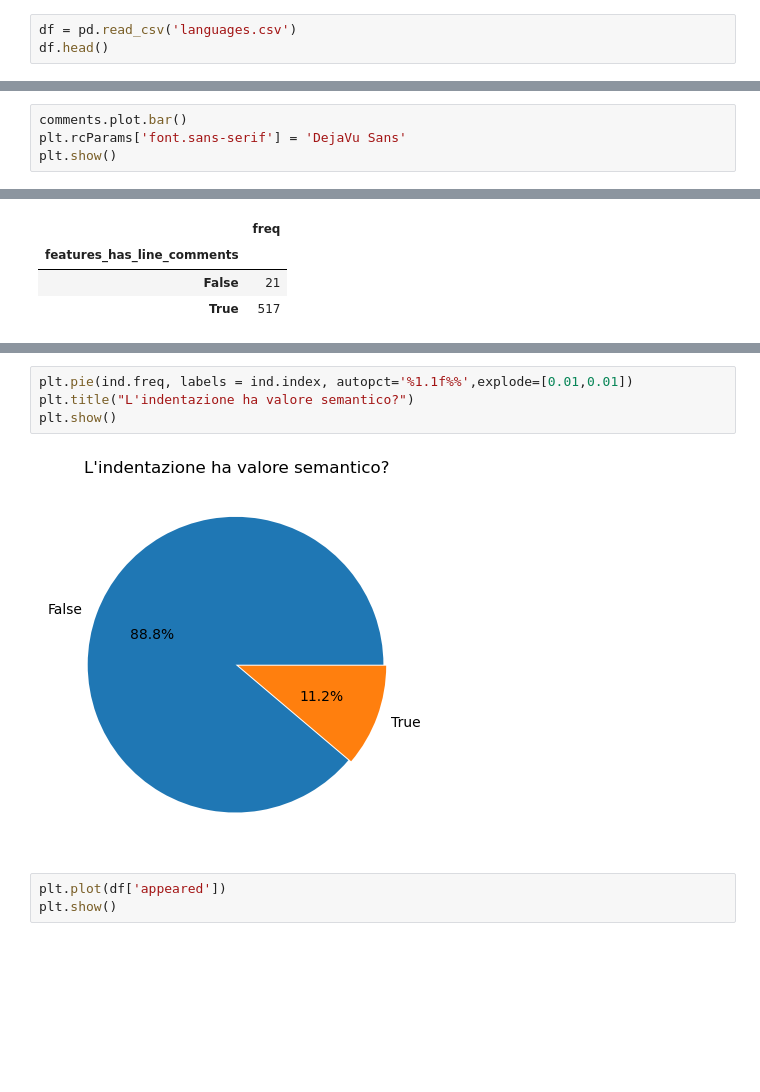
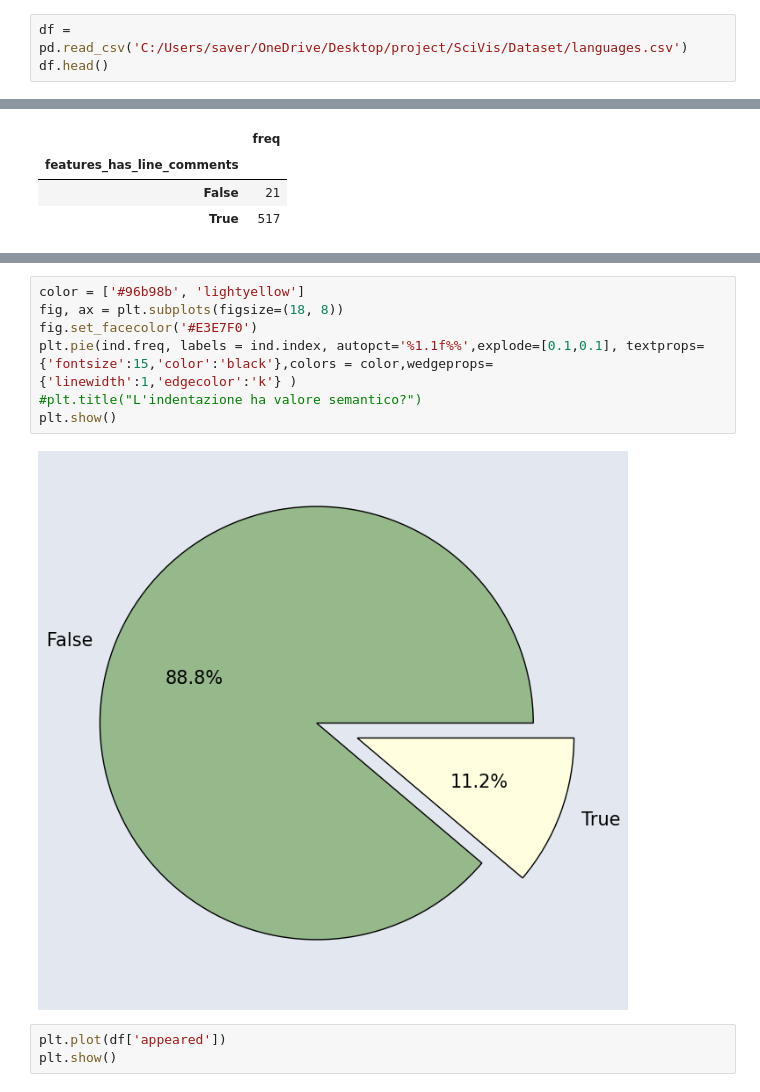
Before and after one commit to Monf11/SciVis, a Jupyter notebook: Codici/data.ipynb, the cells around one changed output, grey strips where cells are left out. Cells and saved outputs as stored; diff of their text form; blank space fills up the shorter version.

```diff
--- a/Codici/data.ipynb
+++ b/Codici/data.ipynb
@@ -3,7 +3,7 @@ import pandas as pd
 import numpy as np
 import matplotlib.pyplot as plt
 # %%
-df = pd.read_csv('languages.csv')
+df = pd.read_csv('C:/Users/saver/OneDrive/Desktop/project/SciVis/Dataset/languages.csv')
 df.head()
 # %% [output]
 |  | pldb_id | title | description | type | appeared | creators | website | domain_name | ... |
@@ -160,7 +163,3 @@ d = df['number_of_users'].dropna()
 len(d)
 # %% [output]
 4303
-# %%
-comments.plot.bar()
-plt.rcParams['font.sans-serif'] = 'DejaVu Sans'
-plt.show()
@@ -456,9 +461,12 @@ plt.show()
 # %%
-plt.pie(ind.freq, labels = ind.index, autopct='%1.1f%%',explode=[0.01,0.01])
-plt.title("L'indentazione ha valore semantico?")
+color = ['#96b98b', 'lightyellow']
+fig, ax = plt.subplots(figsize=(18, 8))
+fig.set_facecolor('#E3E7F0')
+plt.pie(ind.freq, labels = ind.index, autopct='%1.1f%%',explode=[0.1,0.1], textprops={'fontsize':15,'color':'black'},colors = color,wedgeprops={'linewidth':1,'edgecolor':'k'} )
+#plt.title("L'indentazione ha valore semantico?")
 plt.show()
 # %% [output]
-[figure, old version]
+[figure, new version]
 # %%
 plt.plot(df['appeared'])
 plt.show()
```
Also changed, not shown: parts of 12 cells of this notebook, 3 other files.
